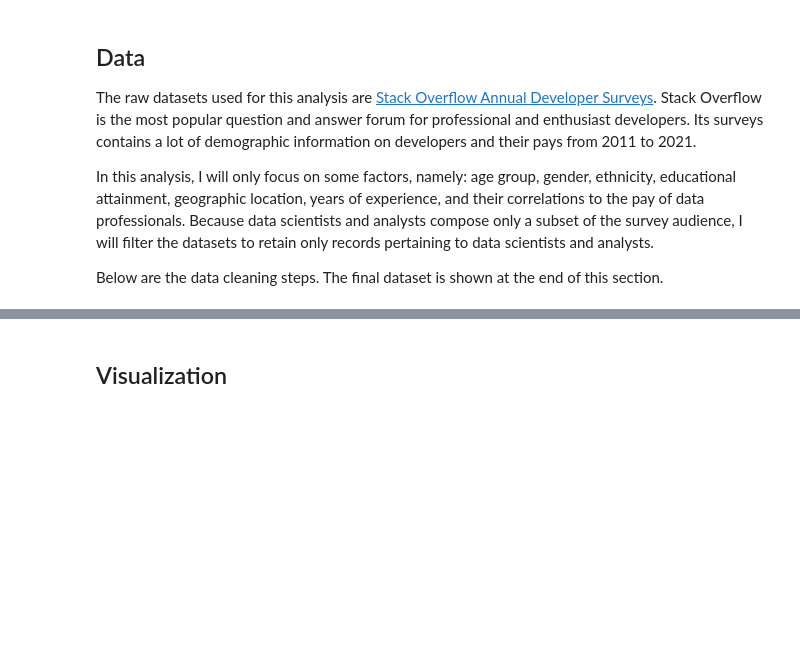
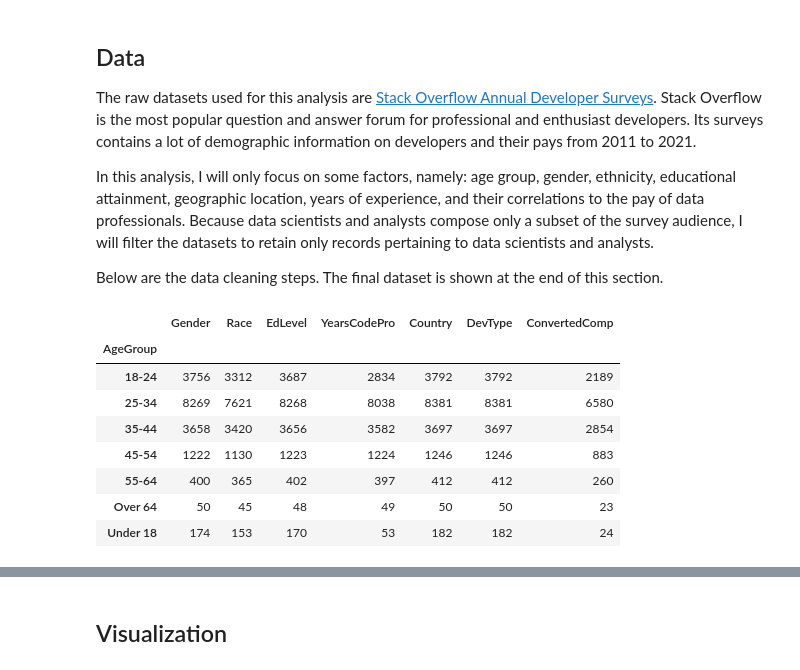
Before and after one commit to potatokim/data-science-demographics-visuals, a Jupyter notebook: main.ipynb, the cells around one changed output, grey strips where cells are left out. Drawn from its saved outputs; the diff is of its cells as text; code cells hidden in the pictures; blank space fills up the shorter version.

```diff
--- a/main.ipynb
+++ b/main.ipynb
@@ -58,7 +59,7 @@ dfs = []
 for df in raw_dfs:
     dfs.append(df.copy())
 # %%
-# constants
+# Constants
 AGE = 'Age'
 AGE_GROUP = 'AgeGroup'
 GENDER = 'Gender'
@@ -69,13 +70,14 @@ YEARS_CODE = 'YearsCodePro'
 LOCATION = 'Country'
 DEV_TYPE = 'DevType'
 PAY = 'ConvertedComp'
+YEAR = 'Year'
 
-# 4 groups of cols:
+# 4 groups of factor cols:
 #    1- demographics (age, gender, ethnicity)
 #    2- education + year of experience
 #    3- geo location
 #    4- work + pay
-cols = [AGE_GROUP, GENDER, RACE,
+COLS = [AGE_GROUP, GENDER, RACE,
         EDUCATION, YEARS_CODE,
         LOCATION,
         DEV_TYPE, PAY]
@@ -120,7 +128,7 @@ for i in range (len(dfs)):
     dfs[i].rename(columns={AGE: AGE_GROUP}, inplace=True)
     dfs[i].rename(columns={'Ethnicity': RACE}, inplace=True)
 # %%
-# drop unneccessary rows
+# Drop unneccessary rows
 for i in range(len(dfs)):
-    dfs[i] = dfs[i][cols]
+    dfs[i] = dfs[i][COLS]
 # %%
@@ -131,6 +139,11 @@ for i, df in enumerate(dfs):
     df = df[df[DEV_TYPE].str.contains('data|analyst', case=False, na=False, regex=True)]
     dfs[i] = df
 # %%
+# There are a lot of data points claiming to be 99 year-old people
+# Exclude any data point whose age > AGE_THRESHOLD
+AGE_THRESHOLD = 80
+ERROR_STR = 'Error'
+
 # 2019 & 2020 have raw ages, group them
 def group_age(a):
     if a < 18:
@@ -145,8 +158,10 @@ def group_age(a):
         return '45-54'
     elif a >= 55 and a <= 64:
         return '55-64'
-    elif a > 64:
+    elif a > 64 and a <= AGE_THRESHOLD:
         return 'Over 64'
+    elif a > AGE_THRESHOLD:
+        return ERROR_STR
     else:
         return np.nan
 
@@ -174,4 +189,22 @@ dfs[2021 - new_base_year][AGE_GROUP] = dfs[2021 - new_base_year][AGE_GROUP].asty
 
 dfs[2019 - new_base_year][AGE_GROUP] = pd.to_numeric(dfs[2019 - new_base_year][AGE_GROUP]).apply(group_age)
 dfs[2020 - new_base_year][AGE_GROUP] = pd.to_numeric(dfs[2020 - new_base_year][AGE_GROUP]).apply(group_age)
+
+# Coincidentally, by removing from the dataset people claiming to 80+ years old, we have no one earning 2000000+ left
+# If you want to see the full data in the upcoming visualisations
+# Uncomment the lines below + "a > AGE_THRESHOLD" case in the group_age function
+dfs[2019 - new_base_year] = dfs[2019 - new_base_year][dfs[2019 - new_base_year][AGE_GROUP] != ERROR_STR]
+dfs[2020 - new_base_year] = dfs[2020 - new_base_year][dfs[2020 - new_base_year][AGE_GROUP] != ERROR_STR]
+# %%
+dfs[2019 - new_base_year].groupby(AGE_GROUP).count() # TODO: remove
+# %% [output]
+|  | Gender | Race | EdLevel | YearsCodePro | Country | DevType | ConvertedComp |
+| AgeGroup |  |  |  |  |  |  |  |
+| 18-24 | 3756 | 3312 | 3687 | 2834 | 3792 | 3792 | 2189 |
+| 25-34 | 8269 | 7621 | 8268 | 8038 | 8381 | 8381 | 6580 |
+| 35-44 | 3658 | 3420 | 3656 | 3582 | 3697 | 3697 | 2854 |
+| 45-54 | 1222 | 1130 | 1223 | 1224 | 1246 | 1246 | 883 |
+| 55-64 | 400 | 365 | 402 | 397 | 412 | 412 | 260 |
+| Over 64 | 50 | 45 | 48 | 49 | 50 | 50 | 23 |
+| Under 18 | 174 | 153 | 170 | 53 | 182 | 182 | 24 |
 # %%
```
Also changed, not shown: parts of 32 cells of this notebook.
